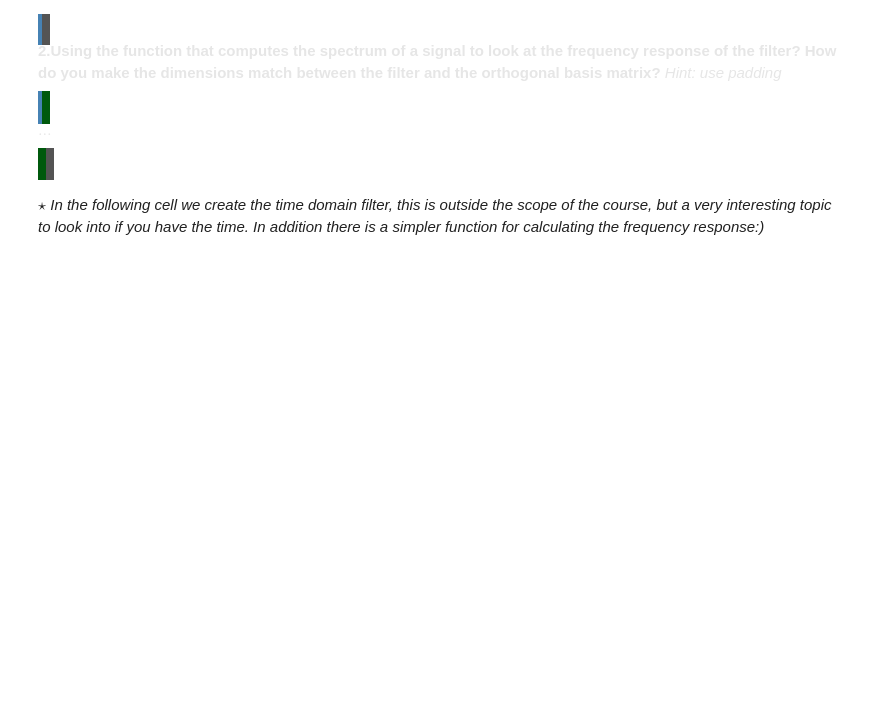
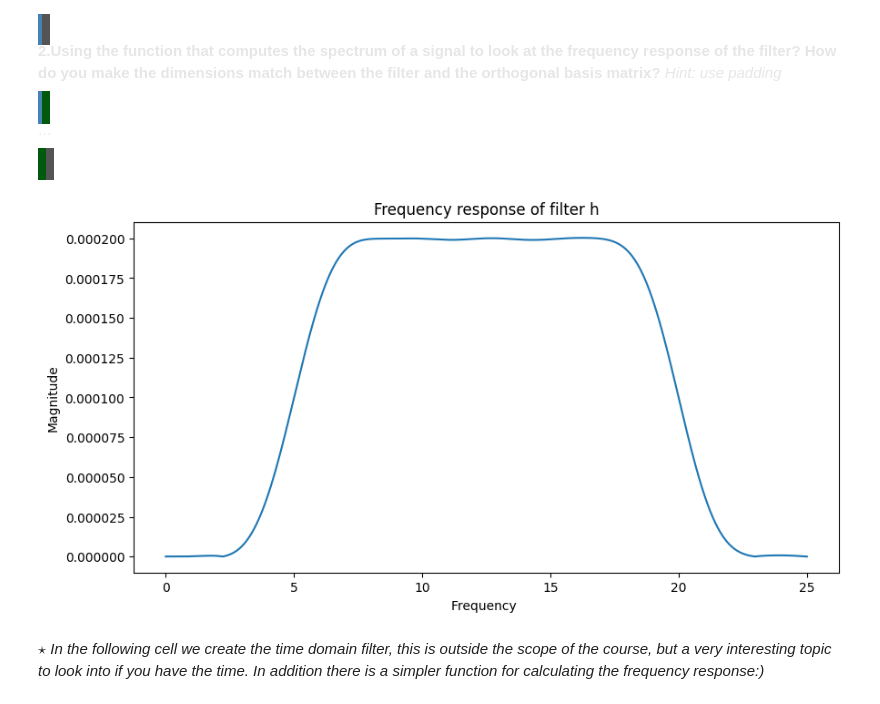
Before and after one commit to Nunk-sketch/ass2, a Jupyter notebook: haha/assignment_2/assignment_2.ipynb, the cells around one changed output. Drawn from its saved outputs; the diff is of its cells as text; code cells hidden in the pictures; blank space fills up the shorter version.

```diff
--- a/haha/assignment_2/assignment_2.ipynb
+++ b/haha/assignment_2/assignment_2.ipynb
@@ -233,4 +233,13 @@ frequency k=25: 0.12 Hz
 
 </span>
 # %%
-A_K = ...
+N = len(data_oc[0][0])
+k = 1
+coeff_k = 0
+for n, x_n in enumerate(data_oc[0][0]):
+    coeff_k += x_n * np.exp(-1j * 2 * np.pi * k * n / N)
+
+A_K = 2*np.abs(coeff_k)/N
+
+#A_K = np.fft.fft(data_oc[0][0])[k]
+print(f"Amplitude for k=1: {A_K:.3}")
@@ -331,14 +344,18 @@ $\dots$
 
 </span>
 # %%
-htilde = ?
-htilde[?] = ?
+# Pad h to match the size of N_odd
+htilde = np.pad(h, (0, N_odd - len(h)), 'constant')
+htilde[-1] = 0  # Ensure last element is zero to match dimensions
 
 plt.figure(figsize=(10, 5))
-plt.plot(freqs, compute_spectrum(?))
+plt.plot(freqs, compute_spectrum(htilde, V))
+plt.ylabel('Magnitude')
 plt.xlabel('Frequency ')
 plt.title('Frequency response of filter h')
 plt.show()
+# %% [output]
+[figure, added]
 # %% [markdown]
 *$\star$ In the following cell we create the time domain filter, this is outside the scope of the course, but a very interesting topic to look into if you have the time. In addition there is a simpler function for calculating the frequency response:)*
 # %%
```
Also changed, not shown: parts of 5 cells of this notebook.
